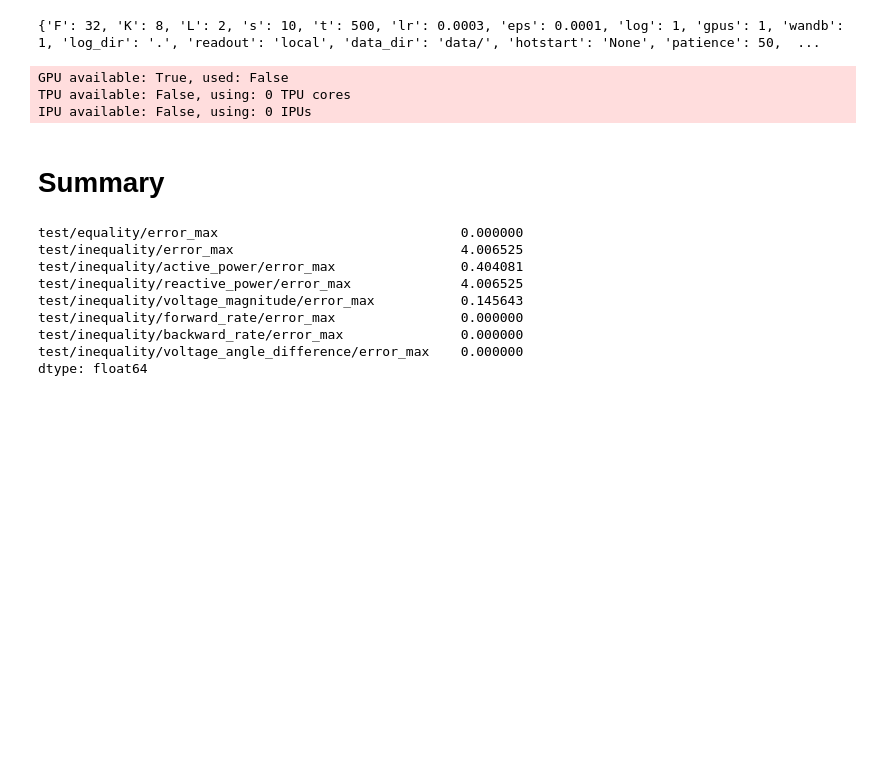
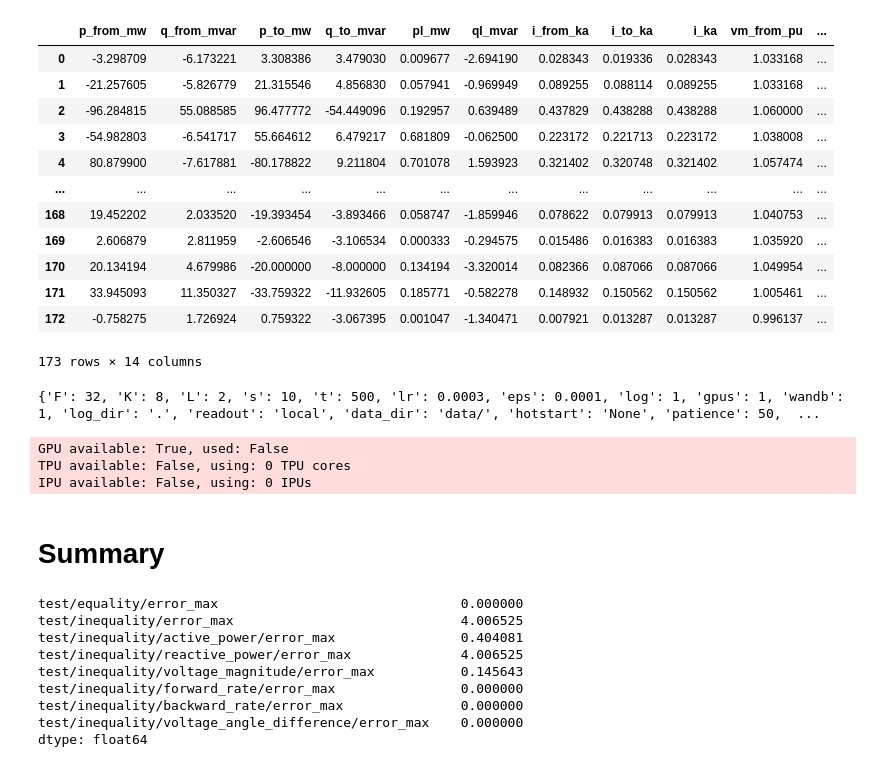
Before and after one commit to Damowerko/opf, a Jupyter notebook: notebooks/analysis.ipynb, the cells around one changed output. Cells and saved outputs as stored; diff of their text form; code cells hidden in the pictures; blank space fills up the shorter version.

```diff
--- a/notebooks/analysis.ipynb
+++ b/notebooks/analysis.ipynb
@@ -23,3 +23,14 @@ mpl.rcParams["text.usetex"] = False
 
 sns.set_style("white")
 sns.set_context("paper")
+# %%
+import pandapower as pp
+import pandapower.networks
+import matplotlib.pyplot as plt
+from pandapower.converter.powermodels.to_pm import convert_pp_to_pm
+
+
+net = pp.networks.case118()
+pu_to_ka = net.sn_mva / net.line.join(net.bus.vn_kv, on="from_bus").vn_kv
+# net.line["max_i_ka"] = 4.02 * pu_to_ka * 10
+pp.runpm_ac_opf(net)
@@ -26,3 +40,19 @@ sns.set_context("paper")
+# %%
+net.res_line
+# %% [output]
+|  | p_from_mw | q_from_mvar | p_to_mw | q_to_mvar | pl_mw | ql_mvar | i_from_ka | i_to_ka | i_ka | vm_from_pu | ... |
+| 0 | -3.298709 | -6.173221 | 3.308386 | 3.479030 | 0.009677 | -2.694190 | 0.028343 | 0.019336 | 0.028343 | 1.033168 | ... |
+| 1 | -21.257605 | -5.826779 | 21.315546 | 4.856830 | 0.057941 | -0.969949 | 0.089255 | 0.088114 | 0.089255 | 1.033168 | ... |
+| 2 | -96.284815 | 55.088585 | 96.477772 | -54.449096 | 0.192957 | 0.639489 | 0.437829 | 0.438288 | 0.438288 | 1.060000 | ... |
+| 3 | -54.982803 | -6.541717 | 55.664612 | 6.479217 | 0.681809 | -0.062500 | 0.223172 | 0.221713 | 0.223172 | 1.038008 | ... |
+| 4 | 80.879900 | -7.617881 | -80.178822 | 9.211804 | 0.701078 | 1.593923 | 0.321402 | 0.320748 | 0.321402 | 1.057474 | ... |
+| ... | ... | ... | ... | ... | ... | ... | ... | ... | ... | ... | ... |
+| 168 | 19.452202 | 2.033520 | -19.393454 | -3.893466 | 0.058747 | -1.859946 | 0.078622 | 0.079913 | 0.079913 | 1.040753 | ... |
+| 169 | 2.606879 | 2.811959 | -2.606546 | -3.106534 | 0.000333 | -0.294575 | 0.015486 | 0.016383 | 0.016383 | 1.035920 | ... |
+| 170 | 20.134194 | 4.679986 | -20.000000 | -8.000000 | 0.134194 | -3.320014 | 0.082366 | 0.087066 | 0.087066 | 1.049954 | ... |
+| 171 | 33.945093 | 11.350327 | -33.759322 | -11.932605 | 0.185771 | -0.582278 | 0.148932 | 0.150562 | 0.150562 | 1.005461 | ... |
+| 172 | -0.758275 | 1.726924 | 0.759322 | -3.067395 | 0.001047 | -1.340471 | 0.007921 | 0.013287 | 0.013287 | 0.996137 | ... |
+173 rows × 14 columns
 # %%
 # case30 821616dec5e84704be798ba373f9780b
 # case57 4eb98391a7304ea394ce9bf450044ca8
```
Also changed, not shown: parts of 1 cell of this notebook, 3 other files.
